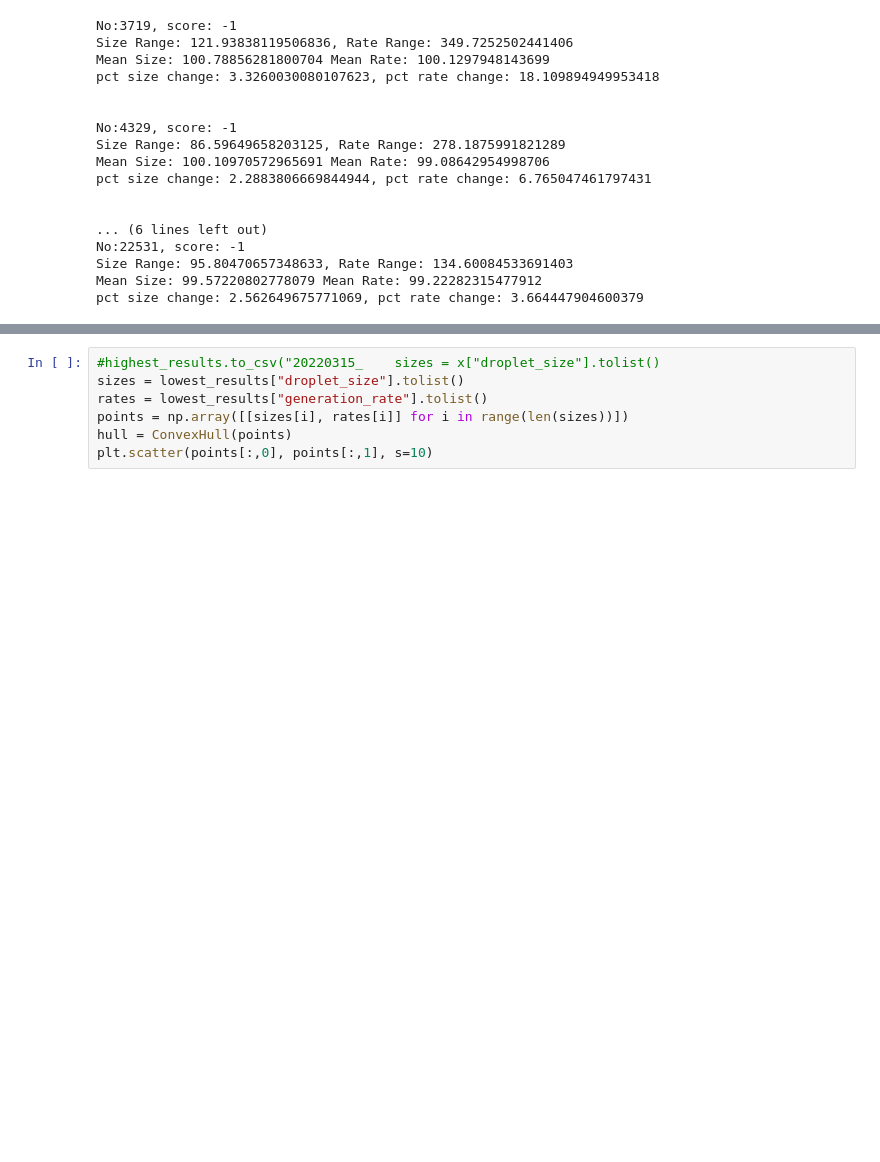
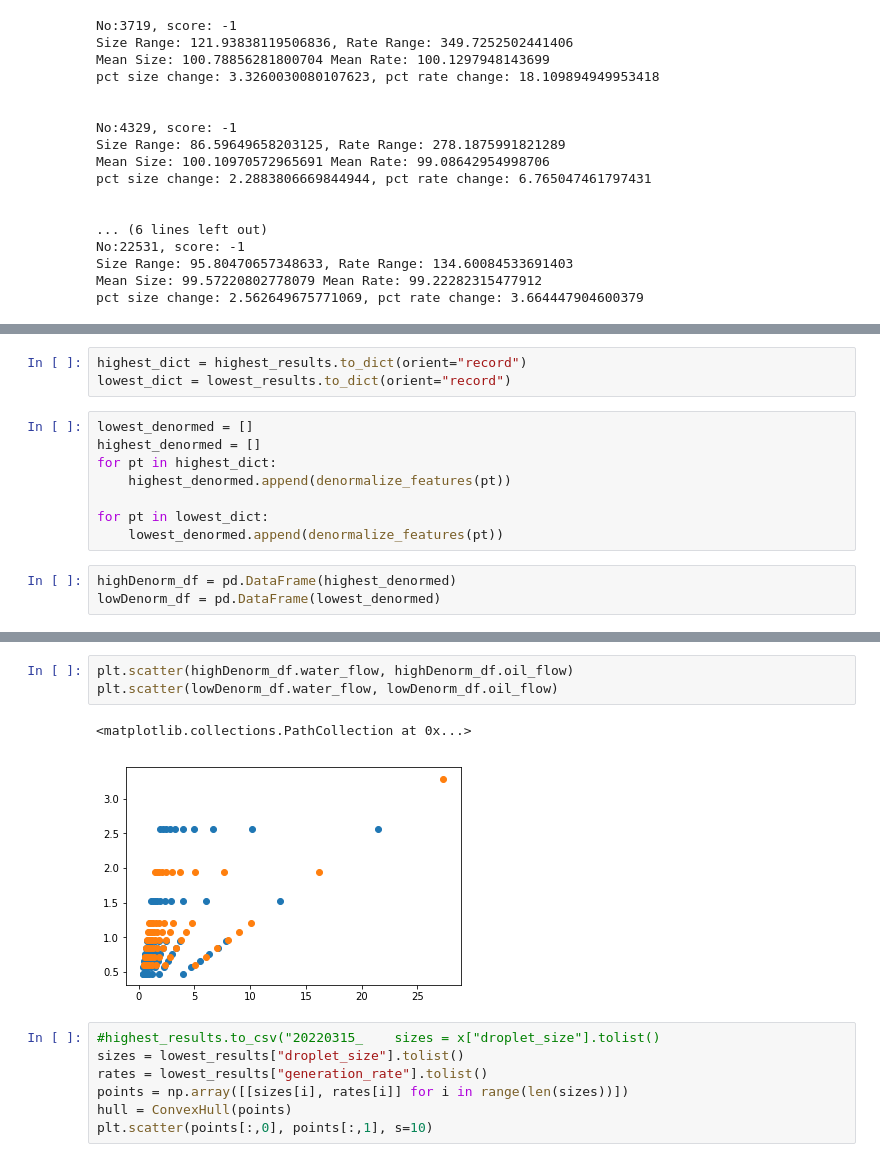
Before and after one commit to CIDARLAB/DAFD, a Jupyter notebook: versatility_analysis.ipynb, the cells around one changed output, grey strips where cells are left out. Drawn from its saved outputs; the diff is of its cells as text; blank space fills up the shorter version.

```diff
--- a/versatility_analysis.ipynb
+++ b/versatility_analysis.ipynb
@@ -210,0 +229,14 @@ plt.ylim([0,350])
+# %%
+highest_dict = highest_results.to_dict(orient="record")
+lowest_dict = lowest_results.to_dict(orient="record")
+# %%
+lowest_denormed = []
+highest_denormed = []
+for pt in highest_dict:
+    highest_denormed.append(denormalize_features(pt))
+
+for pt in lowest_dict:
+    lowest_denormed.append(denormalize_features(pt))
+# %%
+highDenorm_df = pd.DataFrame(highest_denormed)
+lowDenorm_df = pd.DataFrame(lowest_denormed)
@@ -211,3 +249,9 @@ plt.ylim([0,350])
+# %%
+plt.scatter(highDenorm_df.water_flow, highDenorm_df.oil_flow)
+plt.scatter(lowDenorm_df.water_flow, lowDenorm_df.oil_flow)
+# %% [output]
+<matplotlib.collections.PathCollection at 0x...>
+[figure, added]
 # %%
 #highest_results.to_csv("20220315_    sizes = x["droplet_size"].tolist()
 sizes = lowest_results["droplet_size"].tolist()
```
Also changed, not shown: parts of 6 cells of this notebook, 5 other files.
